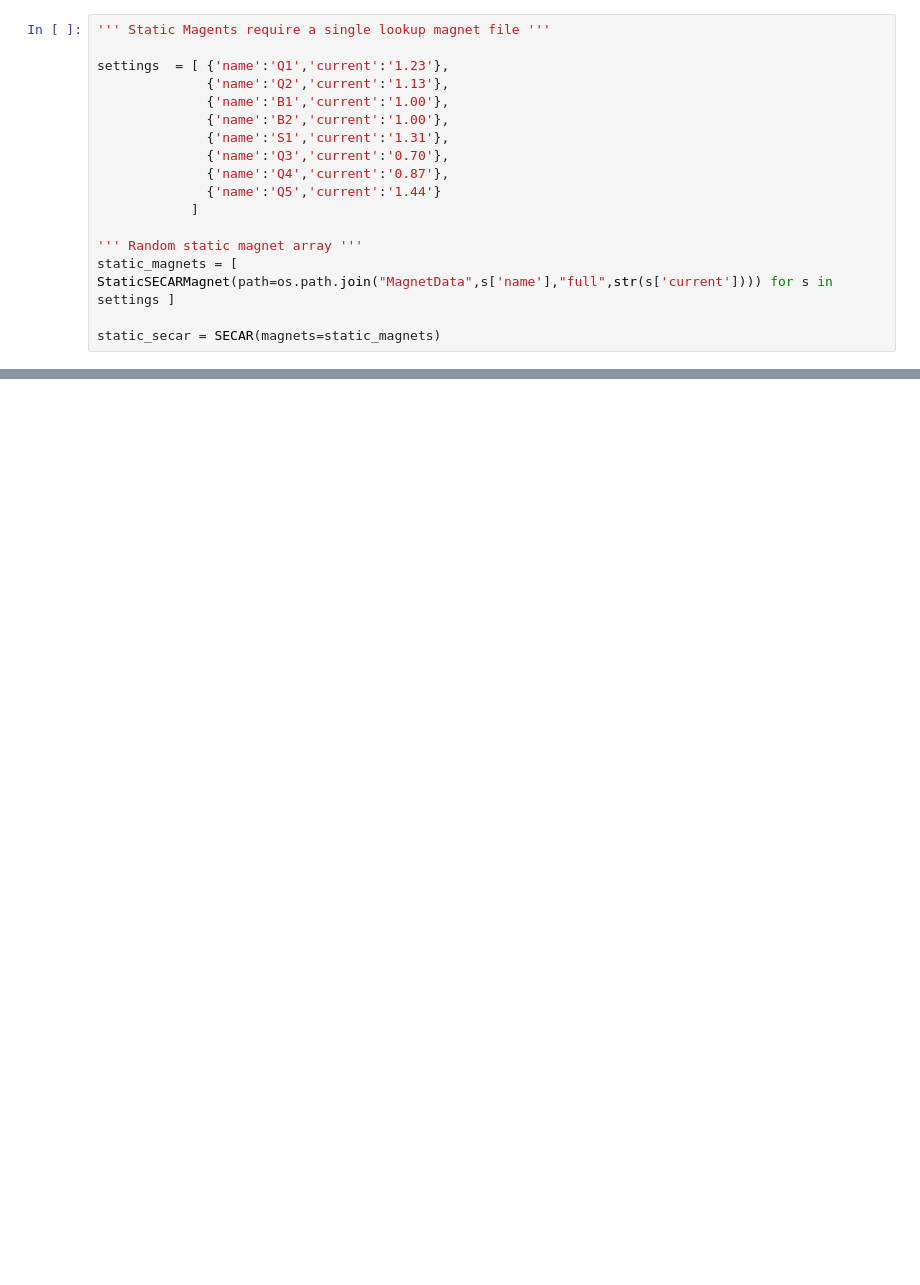
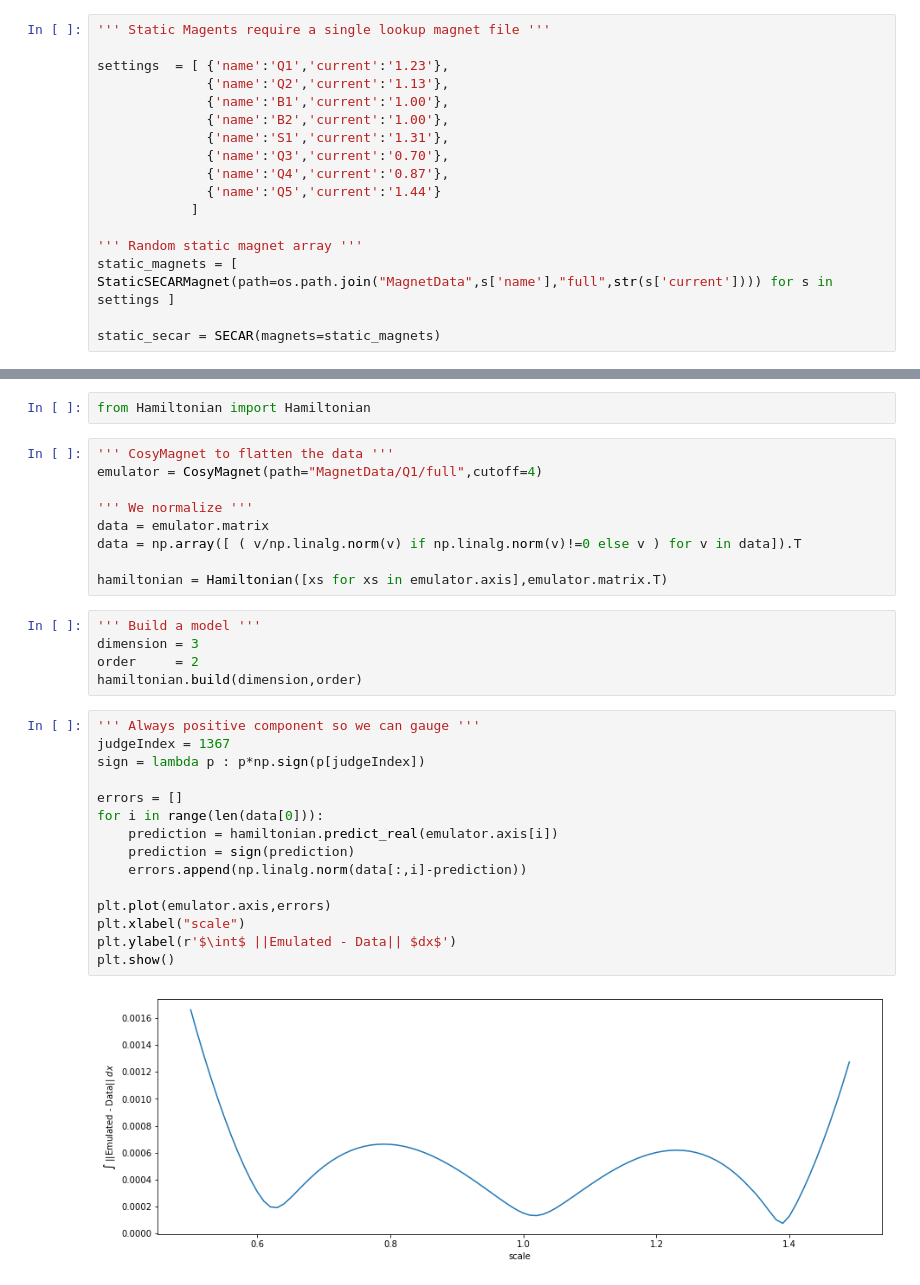
Before and after one commit to diogenes1991/RBMSecar, a Jupyter notebook: Emulator/RBM.ipynb, the cells around one changed output, grey strips where cells are left out. Drawn from its saved outputs; the diff is of its cells as text; blank space fills up the shorter version.

Commit message:
Hamiltonian class

```diff
--- a/Emulator/RBM.ipynb
+++ b/Emulator/RBM.ipynb
@@ -309,0 +296,33 @@ for i in range(len(chars)):
+# %%
+from Hamiltonian import Hamiltonian
+# %%
+''' CosyMagnet to flatten the data '''
+emulator = CosyMagnet(path="MagnetData/Q1/full",cutoff=4)
+
+''' We normalize '''
+data = emulator.matrix
+data = np.array([ ( v/np.linalg.norm(v) if np.linalg.norm(v)!=0 else v ) for v in data]).T
+
+hamiltonian = Hamiltonian([xs for xs in emulator.axis],emulator.matrix.T)
+# %%
+''' Build a model '''
+dimension = 3
+order     = 2
+hamiltonian.build(dimension,order)
+# %%
+''' Always positive component so we can gauge '''
+judgeIndex = 1367
+sign = lambda p : p*np.sign(p[judgeIndex])
+
+errors = []
+for i in range(len(data[0])):
+    prediction = hamiltonian.predict_real(emulator.axis[i])
+    prediction = sign(prediction)
+    errors.append(np.linalg.norm(data[:,i]-prediction))
+
+plt.plot(emulator.axis,errors)
+plt.xlabel("scale")
+plt.ylabel(r'$\int$ ||Emulated - Data|| $dx$')
+plt.show()
+# %% [output]
+[figure, added]
```
Also changed, not shown: parts of 24 cells of this notebook, 1 other file.
